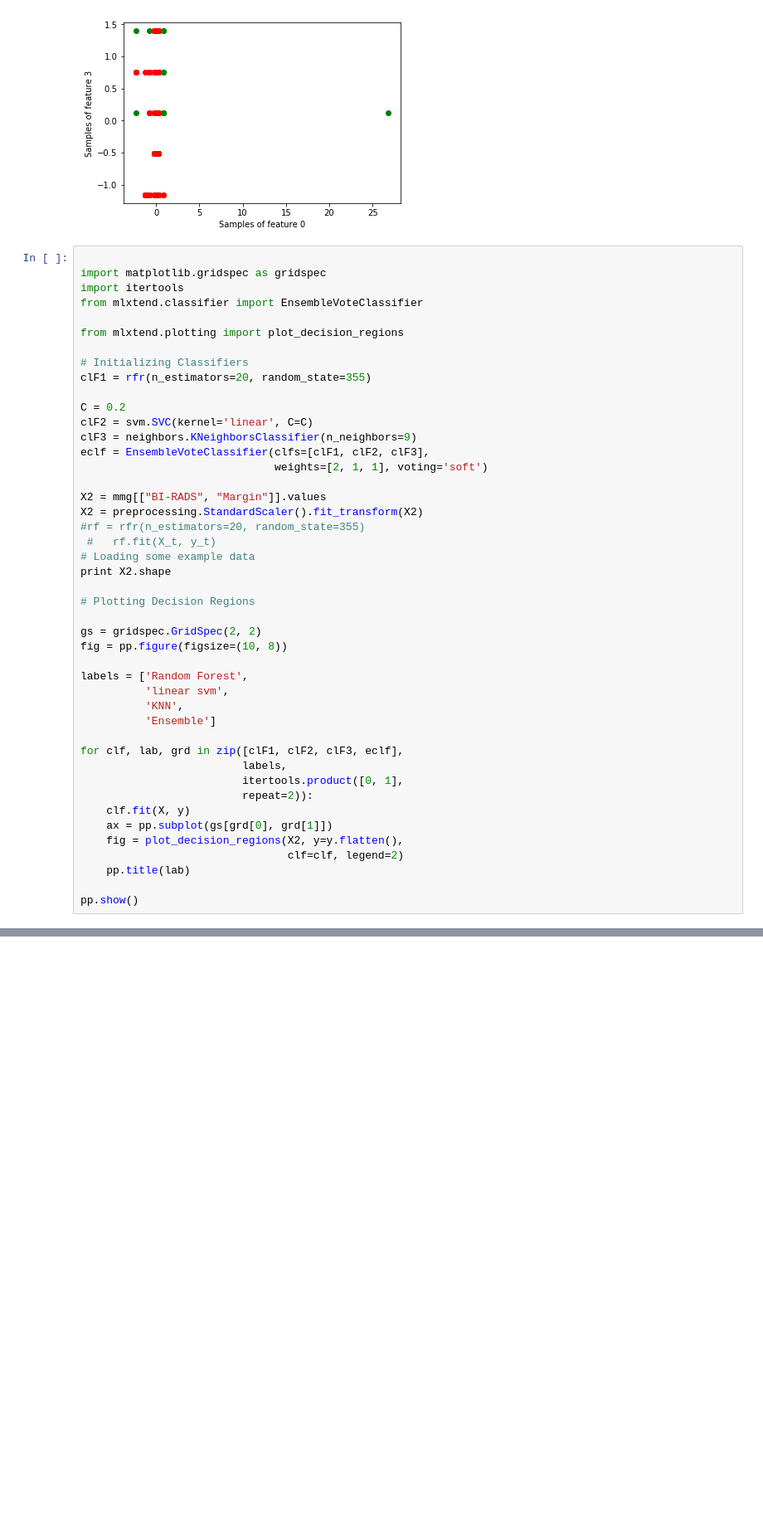
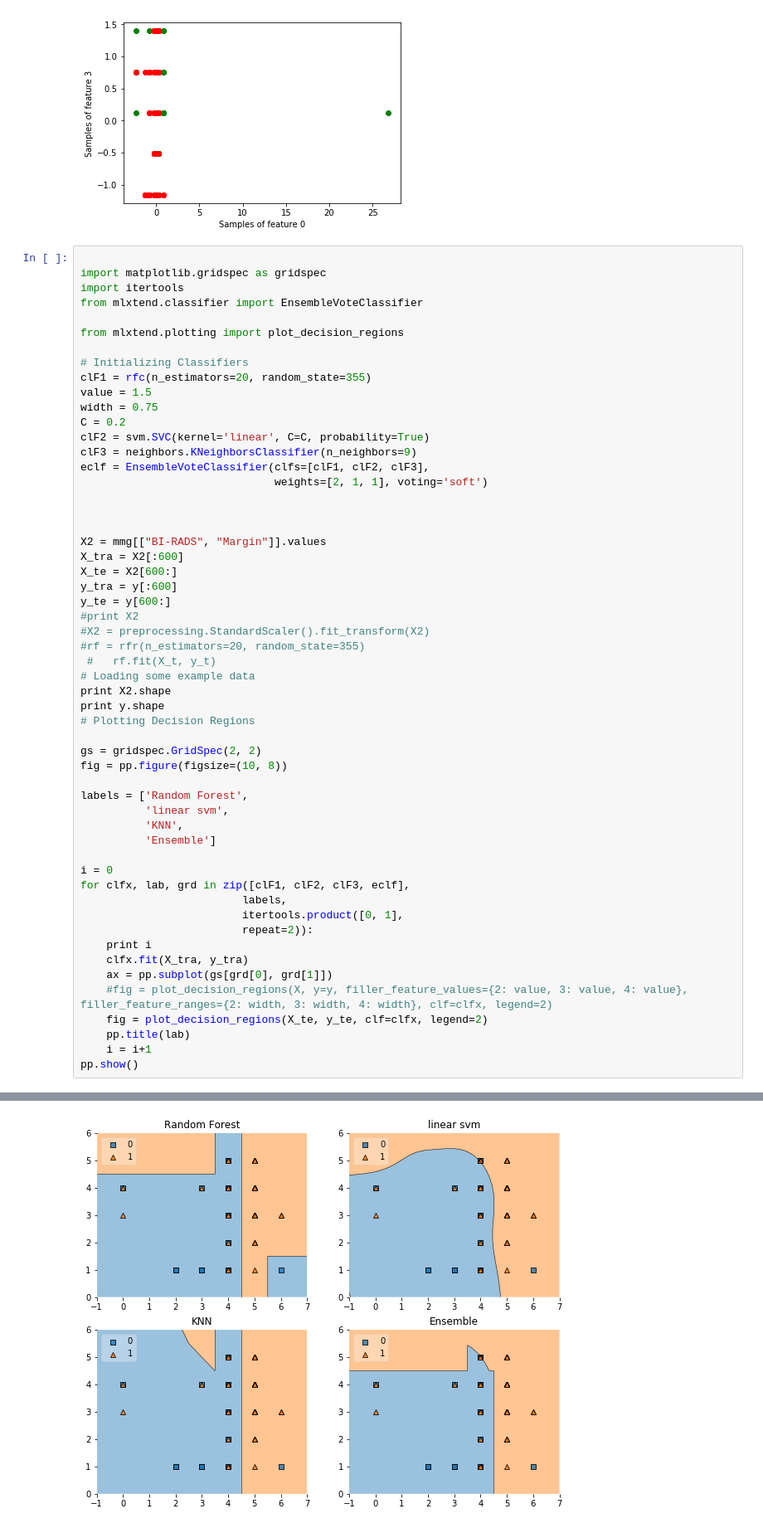
Before and after one commit to patel418/python_algcomp, a Jupyter notebook: Mammogram_Test.ipynb, the cells around one changed output, grey strips where cells are left out. Shown at 83% size. Saved outputs shown, nothing was run; the diff lists cells and outputs as text; blank space fills up the shorter version.

Commit message:
created graphs for each classifier

```diff
--- a/Mammogram_Test.ipynb
+++ b/Mammogram_Test.ipynb
@@ -293,21 +223,29 @@ from mlxtend.classifier import EnsembleVoteClassifier
 from mlxtend.plotting import plot_decision_regions
 
 # Initializing Classifiers
-clF1 = rfr(n_estimators=20, random_state=355)
-
+clF1 = rfc(n_estimators=20, random_state=355)
+value = 1.5
+width = 0.75
 C = 0.2
-clF2 = svm.SVC(kernel='linear', C=C)
+clF2 = svm.SVC(kernel='linear', C=C, probability=True)
 clF3 = neighbors.KNeighborsClassifier(n_neighbors=9)
 eclf = EnsembleVoteClassifier(clfs=[clF1, clF2, clF3],
                               weights=[2, 1, 1], voting='soft')
 
+
+
 X2 = mmg[["BI-RADS", "Margin"]].values
-X2 = preprocessing.StandardScaler().fit_transform(X2)
+X_tra = X2[:600]
+X_te = X2[600:]
+y_tra = y[:600]
+y_te = y[600:]
+#print X2
+#X2 = preprocessing.StandardScaler().fit_transform(X2)
 #rf = rfr(n_estimators=20, random_state=355)
  #   rf.fit(X_t, y_t)
 # Loading some example data
 print X2.shape
-
+print y.shape
 # Plotting Decision Regions
 
 gs = gridspec.GridSpec(2, 2)
@@ -318,16 +256,18 @@ labels = ['Random Forest',
           'KNN',
           'Ensemble']
 
-for clf, lab, grd in zip([clF1, clF2, clF3, eclf],
+i = 0
+for clfx, lab, grd in zip([clF1, clF2, clF3, eclf],
                          labels,
                          itertools.product([0, 1],
                          repeat=2)):
-    clf.fit(X, y)
+    print i
+    clfx.fit(X_tra, y_tra)
     ax = pp.subplot(gs[grd[0], grd[1]])
-    fig = plot_decision_regions(X2, y=y.flatten(),
-                                clf=clf, legend=2)
+    #fig = plot_decision_regions(X, y=y, filler_feature_values={2: value, 3: value, 4: value}, filler_feature_ranges={2: width, 3: width, 4: width}, clf=clfx, legend=2)
+    fig = plot_decision_regions(X_te, y_te, clf=clfx, legend=2)
     pp.title(lab)
-
+    i = i+1
 pp.show()
 # %% [output]
 (830, 2)
@@ -334,0 +280 @@ ValueError: Number of features of the model must match the input. Model n_featur
+[figure, added]
```
Also changed, not shown: parts of 11 cells of this notebook, 1 other file.
